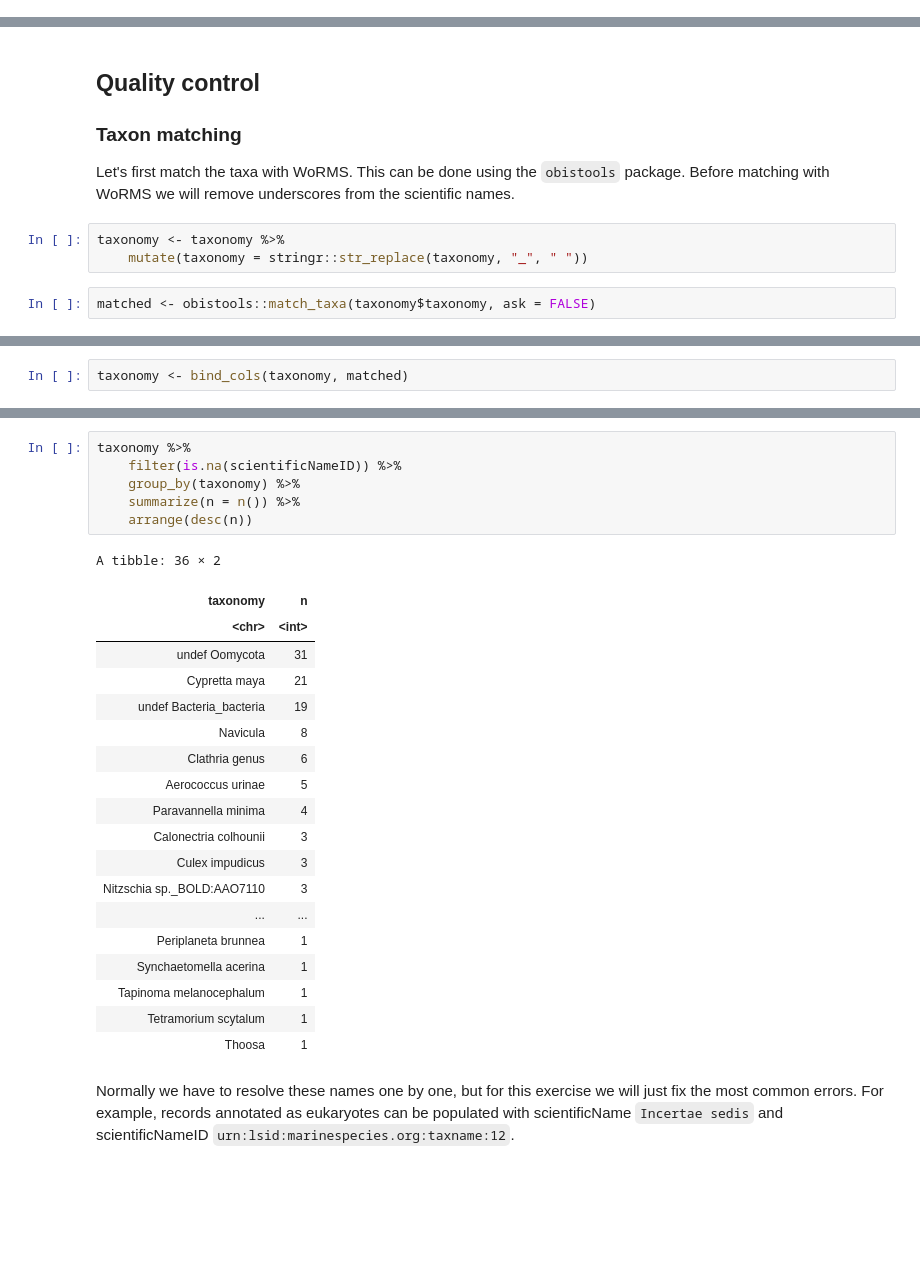
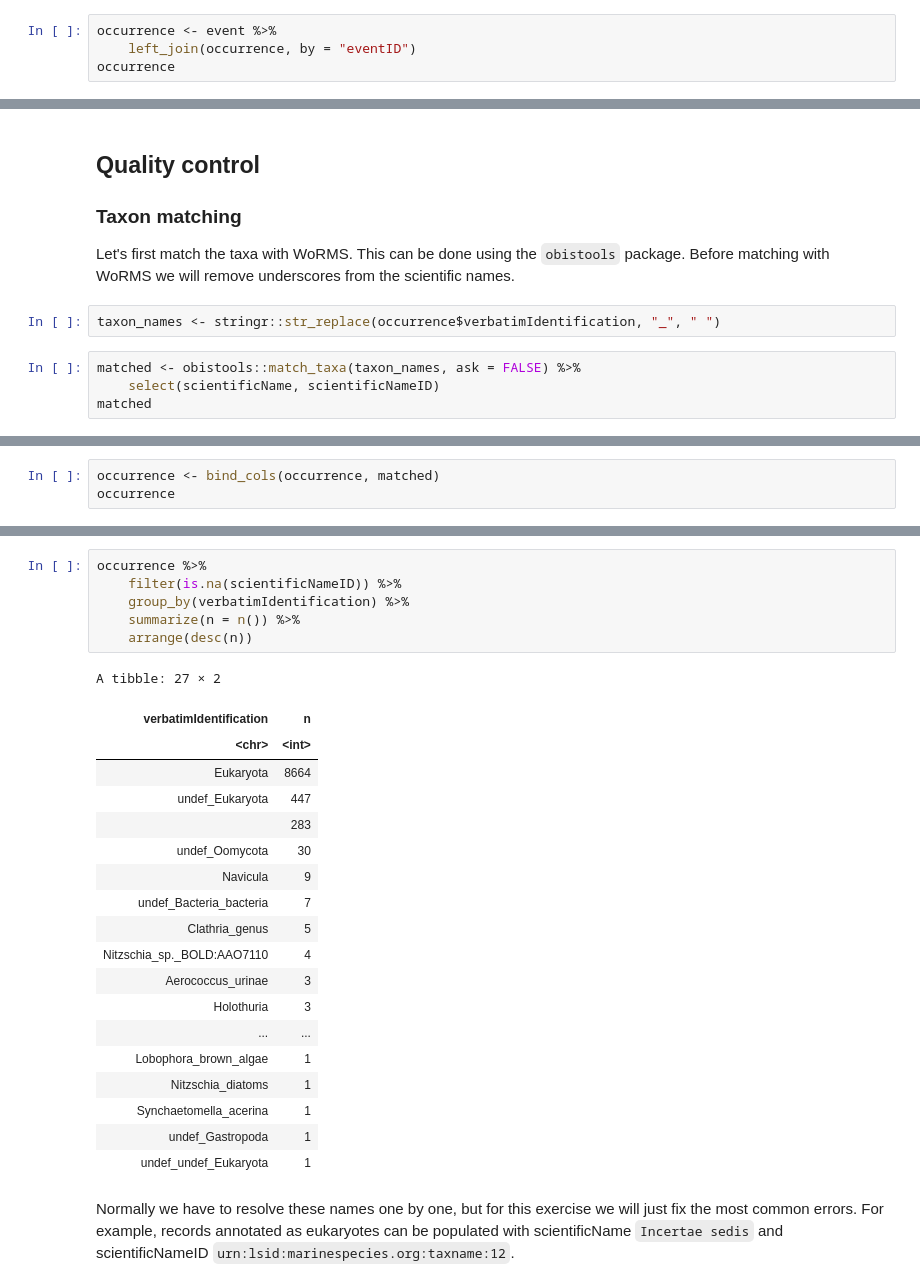
Before and after one commit to iobis/sg-12-dataset, a Jupyter notebook: scripts/pieter.ipynb, the cells around one changed output, grey strips where cells are left out. Saved outputs shown, nothing was run; the diff lists cells and outputs as text; blank space fills up the shorter version.

```diff
--- a/scripts/pieter.ipynb
+++ b/scripts/pieter.ipynb
@@ -132,0 +168,4 @@ A data.frame: 13375 × 4
+# %%
+occurrence <- event %>%
+    left_join(occurrence, by = "eventID")
+occurrence
@@ -137,8 +196,9 @@ A data.frame: 13375 × 4
 
 Let's first match the taxa with WoRMS. This can be done using the `obistools` package. Before matching with WoRMS we will remove underscores from the scientific names.
 # %%
-taxonomy <- taxonomy %>%
-    mutate(taxonomy = stringr::str_replace(taxonomy, "_", " "))
+taxon_names <- stringr::str_replace(occurrence$verbatimIdentification, "_", " ")
 # %%
-matched <- obistools::match_taxa(taxonomy$taxonomy, ask = FALSE)
+matched <- obistools::match_taxa(taxon_names, ask = FALSE) %>%
+    select(scientificName, scientificNameID)
+matched
 # %% [output]
@@ -146,2 +225,3 @@ matched <- obistools::match_taxa(taxonomy$taxonomy, ask = FALSE)
 # %%
-taxonomy <- bind_cols(taxonomy, matched)
+occurrence <- bind_cols(occurrence, matched)
+occurrence
@@ -148,29 +248,29 @@ taxonomy <- bind_cols(taxonomy, matched)
 # %%
-taxonomy %>%
+occurrence %>%
     filter(is.na(scientificNameID)) %>%
-    group_by(taxonomy) %>%
+    group_by(verbatimIdentification) %>%
     summarize(n = n()) %>%
     arrange(desc(n))
 # %% [output]
-A tibble: 36 × 2
+A tibble: 27 × 2
-| taxonomy | n |
+| verbatimIdentification | n |
 | <chr> | <int> |
-| undef Oomycota | 31 |
-| Cypretta maya | 21 |
-| undef Bacteria_bacteria | 19 |
-| Navicula | 8 |
-| Clathria genus | 6 |
-| Aerococcus urinae | 5 |
-| Paravannella minima | 4 |
-| Calonectria colhounii | 3 |
-| Culex impudicus | 3 |
-| Nitzschia sp._BOLD:AAO7110 | 3 |
+| Eukaryota | 8664 |
+| undef_Eukaryota | 447 |
+|  | 283 |
+| undef_Oomycota | 30 |
+| Navicula | 9 |
+| undef_Bacteria_bacteria | 7 |
+| Clathria_genus | 5 |
+| Nitzschia_sp._BOLD:AAO7110 | 4 |
+| Aerococcus_urinae | 3 |
+| Holothuria | 3 |
 | ... | ... |
-| Periplaneta brunnea | 1 |
-| Synchaetomella acerina | 1 |
-| Tapinoma melanocephalum | 1 |
-| Tetramorium scytalum | 1 |
-| Thoosa | 1 |
+| Lobophora_brown_algae | 1 |
+| Nitzschia_diatoms | 1 |
+| Synchaetomella_acerina | 1 |
+| undef_Gastropoda | 1 |
+| undef_undef_Eukaryota | 1 |
 # %% [markdown]
 Normally we have to resolve these names one by one, but for this exercise we will just fix the most common errors. For example, records annotated as eukaryotes can be populated with scientificName `Incertae sedis` and scientificNameID `urn:lsid:marinespecies.org:taxname:12`.
 # %%
```
Also changed, not shown: parts of 13 cells of this notebook.
